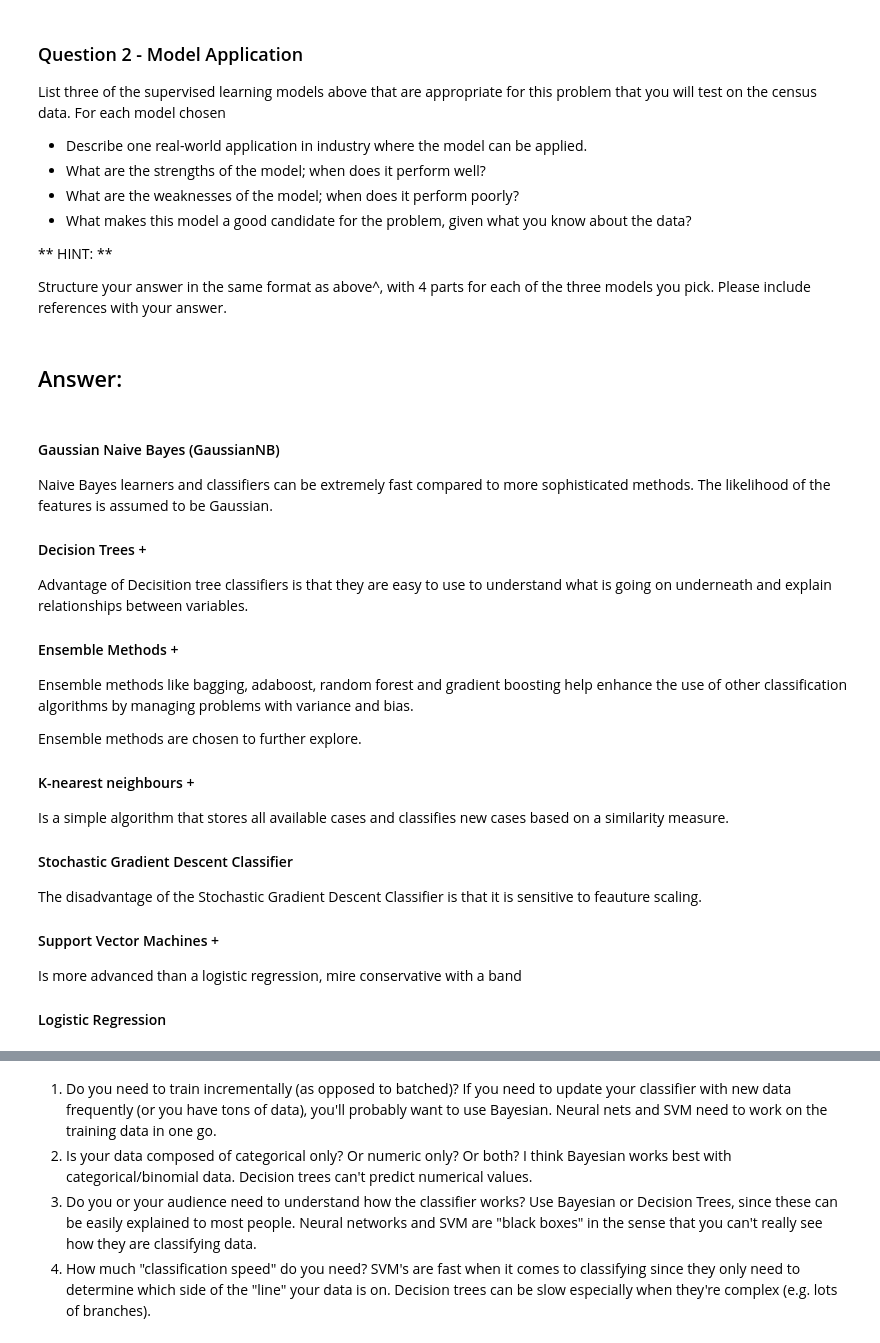
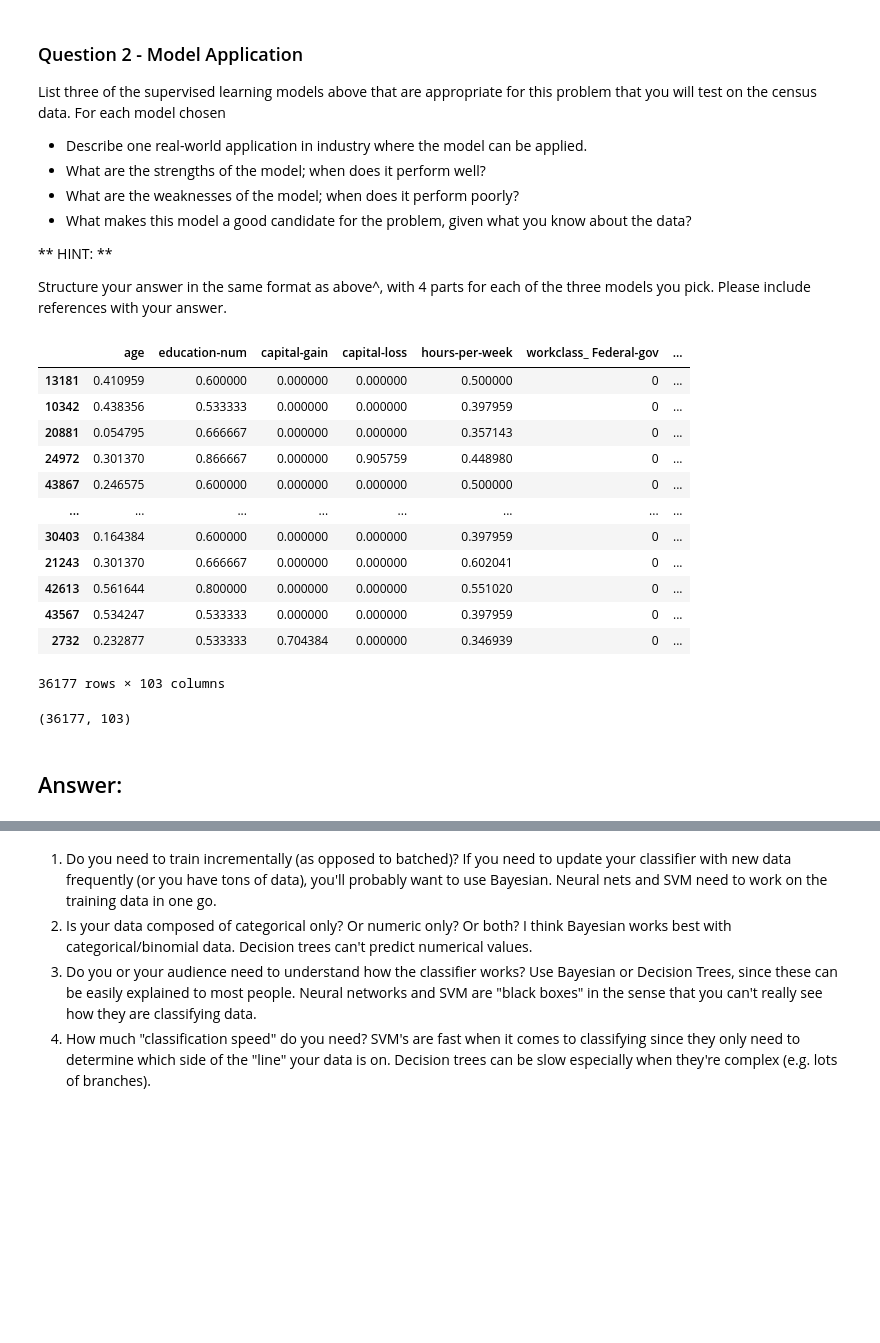
Before and after one commit to aydangasimova/udacity_ml_with_pytorch, a Jupyter notebook: Supervised_learning/finding_donors/notebooks/finding_donors.ipynb, the cells around one changed output, grey strips where cells are left out. Cells and saved outputs as stored; diff of their text form; code cells hidden in the pictures; blank space fills up the shorter version.

```diff
--- a/Supervised_learning/finding_donors/notebooks/finding_donors.ipynb
+++ b/Supervised_learning/finding_donors/notebooks/finding_donors.ipynb
@@ -359,28 +359,25 @@ List three of the supervised learning models above that are appropriate for this
 ** HINT: **
 
 Structure your answer in the same format as above^, with 4 parts for each of the three models you pick. Please include references with your answer.
+# %%
+X_train
+# %% [output]
+|  | age | education-num | capital-gain | capital-loss | hours-per-week | workclass_ Federal-gov | ... |
+| 13181 | 0.410959 | 0.600000 | 0.000000 | 0.000000 | 0.500000 | 0 | ... |
+| 10342 | 0.438356 | 0.533333 | 0.000000 | 0.000000 | 0.397959 | 0 | ... |
+| 20881 | 0.054795 | 0.666667 | 0.000000 | 0.000000 | 0.357143 | 0 | ... |
+| 24972 | 0.301370 | 0.866667 | 0.000000 | 0.905759 | 0.448980 | 0 | ... |
+| 43867 | 0.246575 | 0.600000 | 0.000000 | 0.000000 | 0.500000 | 0 | ... |
+| ... | ... | ... | ... | ... | ... | ... | ... |
+| 30403 | 0.164384 | 0.600000 | 0.000000 | 0.000000 | 0.397959 | 0 | ... |
+| 21243 | 0.301370 | 0.666667 | 0.000000 | 0.000000 | 0.602041 | 0 | ... |
+| 42613 | 0.561644 | 0.800000 | 0.000000 | 0.000000 | 0.551020 | 0 | ... |
+| 43567 | 0.534247 | 0.533333 | 0.000000 | 0.000000 | 0.397959 | 0 | ... |
+| 2732 | 0.232877 | 0.533333 | 0.704384 | 0.000000 | 0.346939 | 0 | ... |
+36177 rows × 103 columns
+# %%
+X_train.shape
+# %% [output]
+(36177, 103)
 # %% [markdown]
 ## Answer:
-# %% [markdown]
-#### Gaussian Naive Bayes (GaussianNB)
-Naive Bayes learners and classifiers can be extremely fast compared to more sophisticated methods. The likelihood of the features is assumed to be Gaussian.
-
-#### Decision Trees +
-Advantage of Decisition tree classifiers is that they are easy to use to understand what is going on underneath and explain relationships between variables.
-
-#### Ensemble Methods +
-Ensemble methods like bagging, adaboost, random forest and gradient boosting help enhance the use of other classification algorithms by managing problems with variance and bias.
-
-Ensemble methods are chosen to further explore.
-
-#### K-nearest neighbours +
-Is a simple algorithm that stores all available cases and classifies new cases based on a similarity measure.
-
-#### Stochastic Gradient Descent Classifier
-The disadvantage of the Stochastic Gradient Descent Classifier is that it is sensitive to feauture scaling.
-
-#### Support Vector Machines +
-
-Is more advanced than a logistic regression, mire conservative with a band
-
-#### Logistic Regression
```
Also changed, not shown: parts of 5 cells of this notebook, 1 other file.
